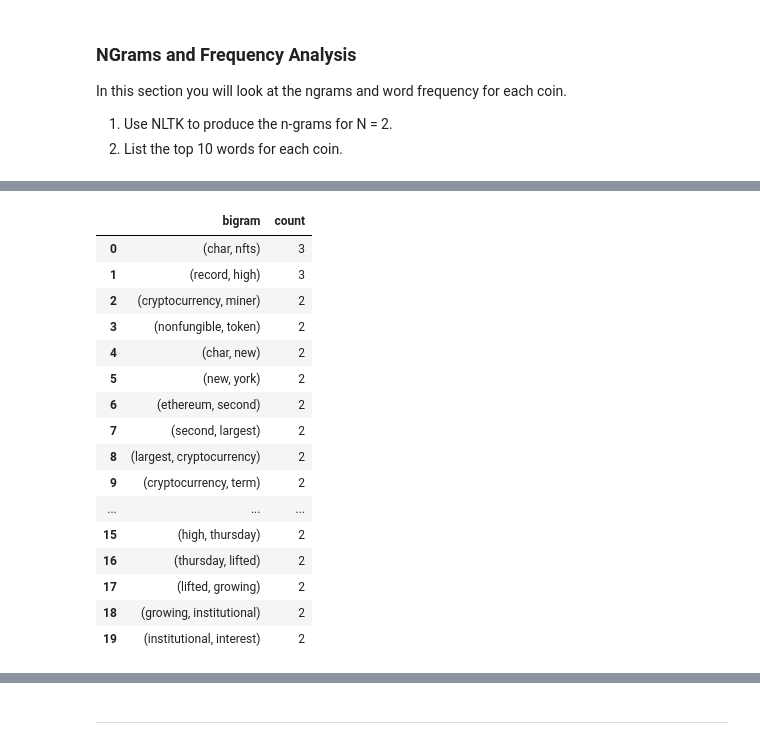
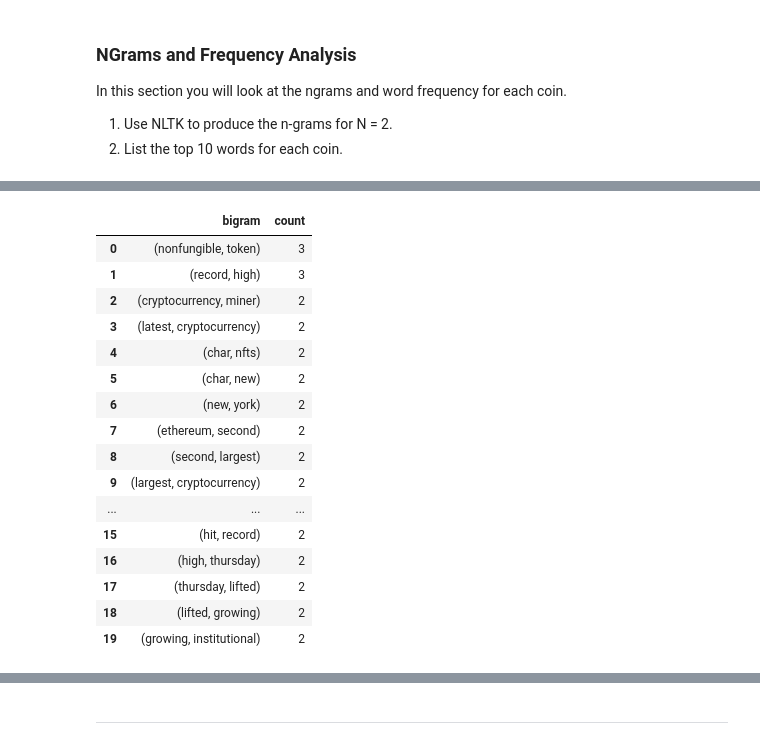
Before and after one commit to vweinblatt123/HW12-NLP, a Jupyter notebook: crypto_sentiment.ipynb, the cells around one changed output, grey strips where cells are left out. Cells and saved outputs as stored; diff of their text form; code cells hidden in the pictures.

```diff
--- a/crypto_sentiment.ipynb
+++ b/crypto_sentiment.ipynb
@@ -243,6 +243,6 @@ bitcoin_tocken_df = build_tokens(bitcoin_sent)
 # %%
 # Create a new tokens column for Ethereum
-ethereum_tocken_df = build_tokens(ethereum_sent)
+ethereum_token_df = build_tokens(ethereum_sent)
 # %% [markdown]
 ---
 # %% [markdown]
@@ -286,25 +286,25 @@ bigram_counter(bitcoin_str)
 # %%
 # Generate the Ethereum N-grams where N=2
-ethereum_str = str(list(ethereum_df["text"]))
+ethereum_str = str(list(ethereum_token_df["tokens"]))
 bigram_counter(ethereum_str)
 # %% [output]
 |  | bigram | count |
-| 0 | (char, nfts) | 3 |
+| 0 | (nonfungible, token) | 3 |
 | 1 | (record, high) | 3 |
 | 2 | (cryptocurrency, miner) | 2 |
-| 3 | (nonfungible, token) | 2 |
-| 4 | (char, new) | 2 |
-| 5 | (new, york) | 2 |
-| 6 | (ethereum, second) | 2 |
-| 7 | (second, largest) | 2 |
-| 8 | (largest, cryptocurrency) | 2 |
-| 9 | (cryptocurrency, term) | 2 |
+| 3 | (latest, cryptocurrency) | 2 |
+| 4 | (char, nfts) | 2 |
+| 5 | (char, new) | 2 |
+| 6 | (new, york) | 2 |
+| 7 | (ethereum, second) | 2 |
+| 8 | (second, largest) | 2 |
+| 9 | (largest, cryptocurrency) | 2 |
 | ... | ... | ... |
-| 15 | (high, thursday) | 2 |
-| 16 | (thursday, lifted) | 2 |
-| 17 | (lifted, growing) | 2 |
-| 18 | (growing, institutional) | 2 |
-| 19 | (institutional, interest) | 2 |
+| 15 | (hit, record) | 2 |
+| 16 | (high, thursday) | 2 |
+| 17 | (thursday, lifted) | 2 |
+| 18 | (lifted, growing) | 2 |
+| 19 | (growing, institutional) | 2 |
 # %%
 # Function token_count generates the top 10 words for a given coin
 def token_count(tokens, N=3):
```
Also changed, not shown: parts of 10 cells of this notebook.
